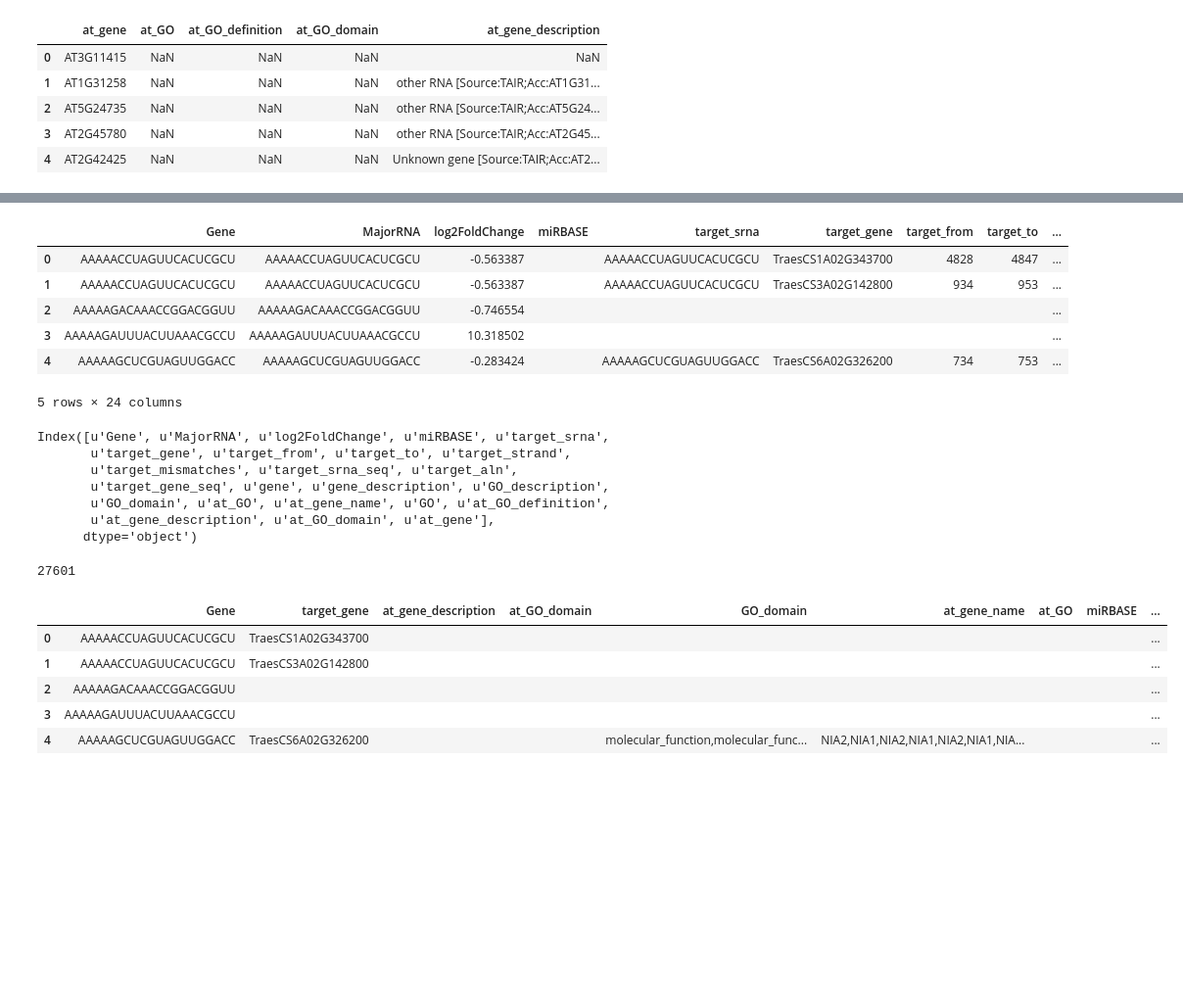
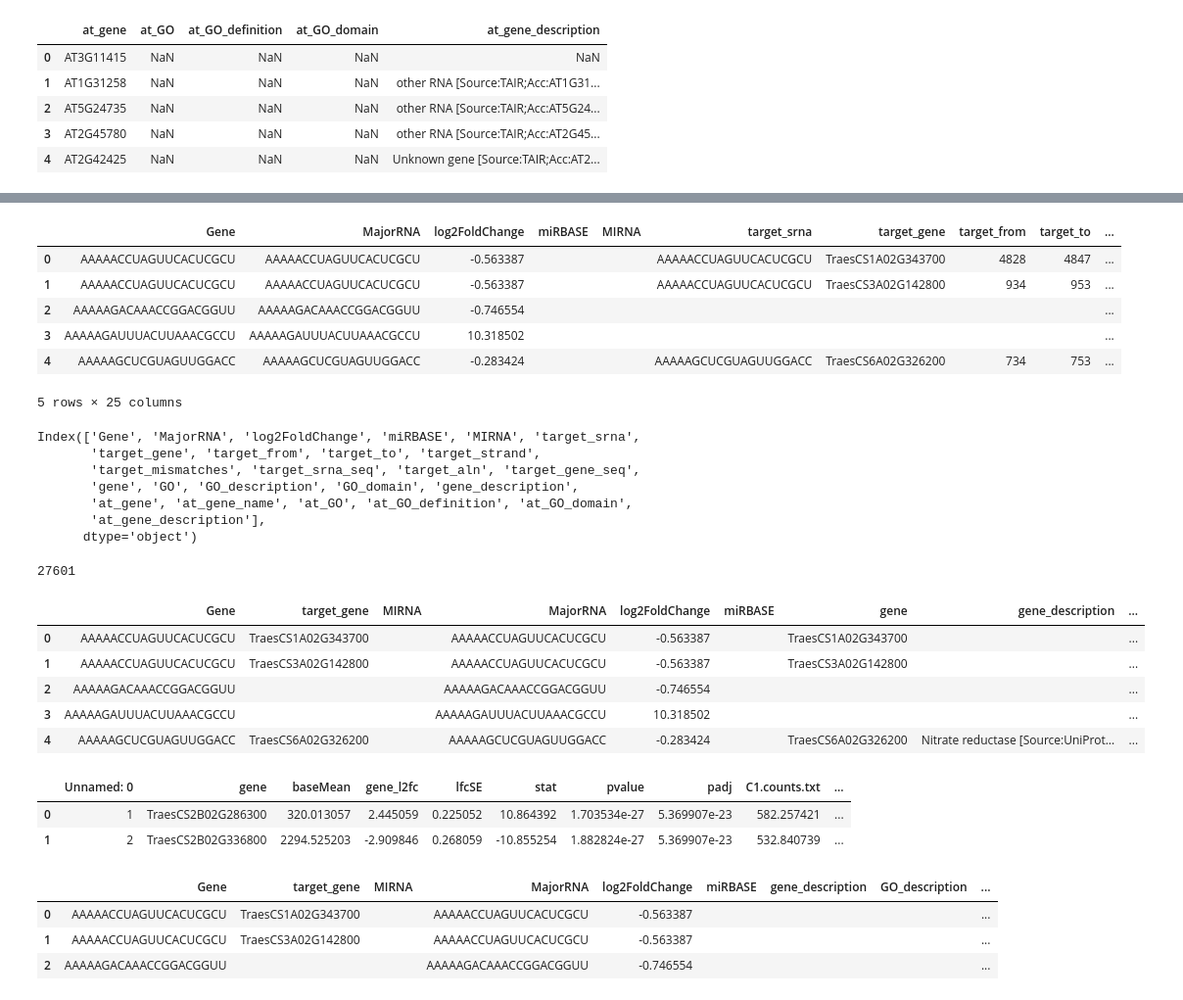
Before and after one commit to juancresc/mrcv, a Jupyter notebook: 5.1_cross_genes_sRNA.ipynb, the cells around one changed output, grey strips where cells are left out. Shown at 98% size. Cells and saved outputs as stored; diff of their text form; code cells hidden in the pictures; blank space fills up the shorter version.

```diff
--- a/5.1_cross_genes_sRNA.ipynb
+++ b/5.1_cross_genes_sRNA.ipynb
@@ -1,3 +1,6 @@
 # %%
 import pandas as pd
 import numpy as np
+# %%
+df_srna_res = pd.read_csv('data/res/iwgsc_10_12_18/Results.txt', sep='\t')
+df_srna_res.head(2)
@@ -8,3 +16,7 @@ df_srna.head(2)
 |  | Gene | MajorRNA | log2FoldChange | miRBASE |
 | 0 | AAAAACCUAGUUCACUCGCU | AAAAACCUAGUUCACUCGCU | -0.563387 | NaN |
 | 1 | AAAAAGACAAACCGGACGGUU | AAAAAGACAAACCGGACGGUU | -0.746554 | NaN |
+# %%
+df_srna = pd.merge(df_srna, df_srna_res[['Name','MIRNA']], left_on = 'Gene', right_on='Name', how='left')
+df_srna.drop('Name', axis=1, inplace=True)
+df_srna.head()
@@ -112,50 +131,70 @@ df_res_3 = pd.merge(df_target_genes, df_res_2, left_on='target_gene', right_on='
 df_res_3 = df_res_3.replace(np.nan, '', regex=True)
 df_res_3.head(5)
 # %% [output]
-|  | Gene | MajorRNA | log2FoldChange | miRBASE | target_srna | target_gene | target_from | target_to | ... |
-| 0 | AAAAACCUAGUUCACUCGCU | AAAAACCUAGUUCACUCGCU | -0.563387 |  | AAAAACCUAGUUCACUCGCU | TraesCS1A02G343700 | 4828 | 4847 | ... |
-| 1 | AAAAACCUAGUUCACUCGCU | AAAAACCUAGUUCACUCGCU | -0.563387 |  | AAAAACCUAGUUCACUCGCU | TraesCS3A02G142800 | 934 | 953 | ... |
-| 2 | AAAAAGACAAACCGGACGGUU | AAAAAGACAAACCGGACGGUU | -0.746554 |  |  |  |  |  | ... |
-| 3 | AAAAAGAUUUACUUAAACGCCU | AAAAAGAUUUACUUAAACGCCU | 10.318502 |  |  |  |  |  | ... |
-| 4 | AAAAAGCUCGUAGUUGGACC | AAAAAGCUCGUAGUUGGACC | -0.283424 |  | AAAAAGCUCGUAGUUGGACC | TraesCS6A02G326200 | 734 | 753 | ... |
+|  | Gene | MajorRNA | log2FoldChange | miRBASE | MIRNA | target_srna | target_gene | target_from | target_to | ... |
+| 0 | AAAAACCUAGUUCACUCGCU | AAAAACCUAGUUCACUCGCU | -0.563387 |  |  | AAAAACCUAGUUCACUCGCU | TraesCS1A02G343700 | 4828 | 4847 | ... |
+| 1 | AAAAACCUAGUUCACUCGCU | AAAAACCUAGUUCACUCGCU | -0.563387 |  |  | AAAAACCUAGUUCACUCGCU | TraesCS3A02G142800 | 934 | 953 | ... |
+| 2 | AAAAAGACAAACCGGACGGUU | AAAAAGACAAACCGGACGGUU | -0.746554 |  |  |  |  |  |  | ... |
+| 3 | AAAAAGAUUUACUUAAACGCCU | AAAAAGAUUUACUUAAACGCCU | 10.318502 |  |  |  |  |  |  | ... |
+| 4 | AAAAAGCUCGUAGUUGGACC | AAAAAGCUCGUAGUUGGACC | -0.283424 |  |  | AAAAAGCUCGUAGUUGGACC | TraesCS6A02G326200 | 734 | 753 | ... |
-5 rows × 24 columns
+5 rows × 25 columns
 # %%
 df_res_3.columns
 # %% [output]
-Index([u'Gene', u'MajorRNA', u'log2FoldChange', u'miRBASE', u'target_srna',
-       u'target_gene', u'target_from', u'target_to', u'target_strand',
-       u'target_mismatches', u'target_srna_seq', u'target_aln',
-       u'target_gene_seq', u'gene', u'gene_description', u'GO_description',
-       u'GO_domain', u'at_GO', u'at_gene_name', u'GO', u'at_GO_definition',
-       u'at_gene_description', u'at_GO_domain', u'at_gene'],
+Index(['Gene', 'MajorRNA', 'log2FoldChange', 'miRBASE', 'MIRNA', 'target_srna',
+       'target_gene', 'target_from', 'target_to', 'target_strand',
+       'target_mismatches', 'target_srna_seq', 'target_aln', 'target_gene_seq',
+       'gene', 'GO', 'GO_description', 'GO_domain', 'gene_description',
+       'at_gene', 'at_gene_name', 'at_GO', 'at_GO_definition', 'at_GO_domain',
+       'at_gene_description'],
       dtype='object')
 # %%
 rules = {}
+rules['MIRNA'] = 'first'
 rules['MajorRNA'] = 'first'
 rules['log2FoldChange'] = 'first'
 rules['miRBASE'] = 'first'
 rules['gene'] = ','.join
 rules['gene_description'] = ','.join
 rules['GO_description'] = ','.join
 rules['GO_domain'] = ','.join
 rules['at_GO'] = ','.join
 rules['at_gene_name'] = ','.join
 rules['at_GO_definition'] = ','.join
 rules['at_gene_description'] = ','.join
 rules['at_GO_domain'] = ','.join
 rules['at_gene'] = ','.join
 
 #rules['GO'] = ['Gene','target_gene']
 #rules = {'GO':','.join,'GO_description':','.join, 'GO_domain':','.join, 'gene_description':','.join, 'at_gene':','.join, 'at_gene_name':','.join, 'at_GO':','.join,'at_GO_definition':','.join,'at_GO_domain':','.join,'at_gene_description':','.join}
 df_res_4 = df_res_3.groupby(['Gene','target_gene'],as_index=False).agg(rules)
 print(len(df_res_4.index))
 df_res_4.head()
 # %% [output]
 27601
-|  | Gene | target_gene | at_gene_description | at_GO_domain | GO_domain | at_gene_name | at_GO | miRBASE | ... |
-| 0 | AAAAACCUAGUUCACUCGCU | TraesCS1A02G343700 |  |  |  |  |  |  | ... |
-| 1 | AAAAACCUAGUUCACUCGCU | TraesCS3A02G142800 |  |  |  |  |  |  | ... |
-| 2 | AAAAAGACAAACCGGACGGUU |  |  |  |  |  |  |  | ... |
-| 3 | AAAAAGAUUUACUUAAACGCCU |  |  |  |  |  |  |  | ... |
-| 4 | AAAAAGCUCGUAGUUGGACC | TraesCS6A02G326200 |  |  | molecular_function,molecular_func... | NIA2,NIA1,NIA2,NIA1,NIA2,NIA1,NIA... |  |  | ... |
+|  | Gene | target_gene | MIRNA | MajorRNA | log2FoldChange | miRBASE | gene | gene_description | ... |
+| 0 | AAAAACCUAGUUCACUCGCU | TraesCS1A02G343700 |  | AAAAACCUAGUUCACUCGCU | -0.563387 |  | TraesCS1A02G343700 |  | ... |
+| 1 | AAAAACCUAGUUCACUCGCU | TraesCS3A02G142800 |  | AAAAACCUAGUUCACUCGCU | -0.563387 |  | TraesCS3A02G142800 |  | ... |
+| 2 | AAAAAGACAAACCGGACGGUU |  |  | AAAAAGACAAACCGGACGGUU | -0.746554 |  |  |  | ... |
+| 3 | AAAAAGAUUUACUUAAACGCCU |  |  | AAAAAGAUUUACUUAAACGCCU | 10.318502 |  |  |  | ... |
+| 4 | AAAAAGCUCGUAGUUGGACC | TraesCS6A02G326200 |  | AAAAAGCUCGUAGUUGGACC | -0.283424 |  | TraesCS6A02G326200 | Nitrate reductase [Source:UniProt... | ... |
+# %%
+df_genes_deg = pd.read_csv('data/res/rna_deg/DEG-normalized.csv', sep=',')
+df_genes_deg['gene'] = df_genes_deg['gene'].str.split(':').str[1]
+df_genes_deg.rename({'log2FoldChange':'gene_l2fc'}, axis=1, inplace=1)
+df_genes_deg.head(2)
+# %% [output]
+|  | Unnamed: 0 | gene | baseMean | gene_l2fc | lfcSE | stat | pvalue | padj | C1.counts.txt | ... |
+| 0 | 1 | TraesCS2B02G286300 | 320.013057 | 2.445059 | 0.225052 | 10.864392 | 1.703534e-27 | 5.369907e-23 | 582.257421 | ... |
+| 1 | 2 | TraesCS2B02G336800 | 2294.525203 | -2.909846 | 0.268059 | -10.855254 | 1.882824e-27 | 5.369907e-23 | 532.840739 | ... |
+# %%
+df_res_5 = pd.merge(df_res_4, df_genes_deg[['gene','gene_l2fc']], right_on='gene',left_on='target_gene', how='left')
+df_res_5.drop('gene_x',axis=1, inplace=True)
+
+df_res_5.head(3)
+# %% [output]
+|  | Gene | target_gene | MIRNA | MajorRNA | log2FoldChange | miRBASE | gene_description | GO_description | ... |
+| 0 | AAAAACCUAGUUCACUCGCU | TraesCS1A02G343700 |  | AAAAACCUAGUUCACUCGCU | -0.563387 |  |  |  | ... |
+| 1 | AAAAACCUAGUUCACUCGCU | TraesCS3A02G142800 |  | AAAAACCUAGUUCACUCGCU | -0.563387 |  |  |  | ... |
+| 2 | AAAAAGACAAACCGGACGGUU |  |  | AAAAAGACAAACCGGACGGUU | -0.746554 |  |  |  | ... |
 # %%
```
Also changed, not shown: parts of 7 cells of this notebook, 4 other files.
